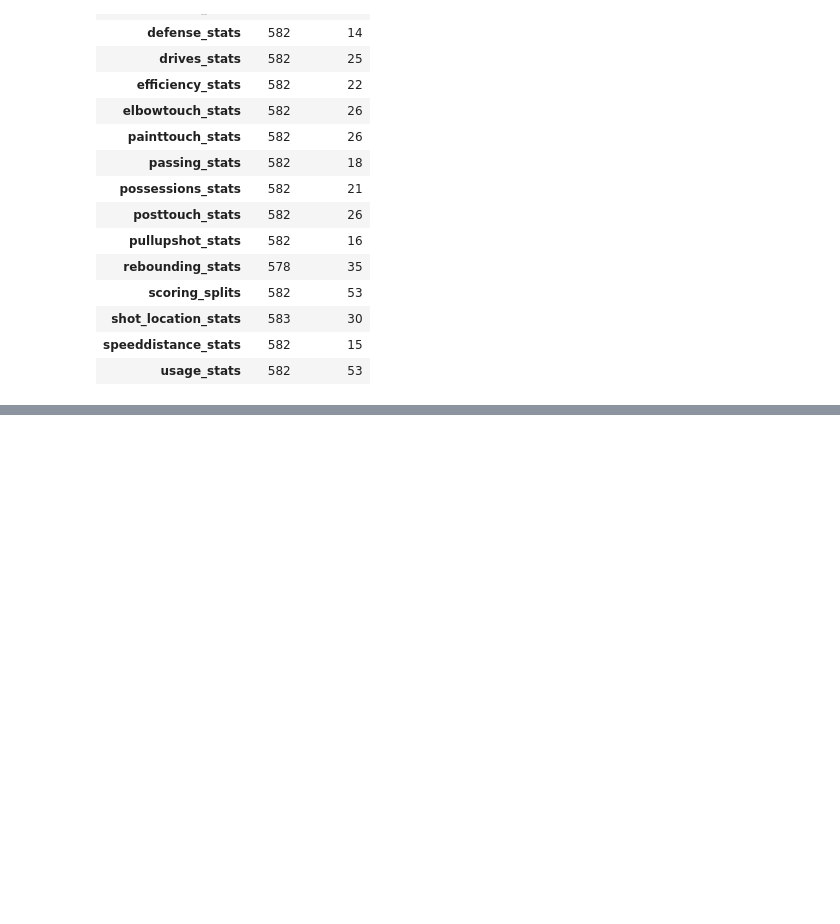
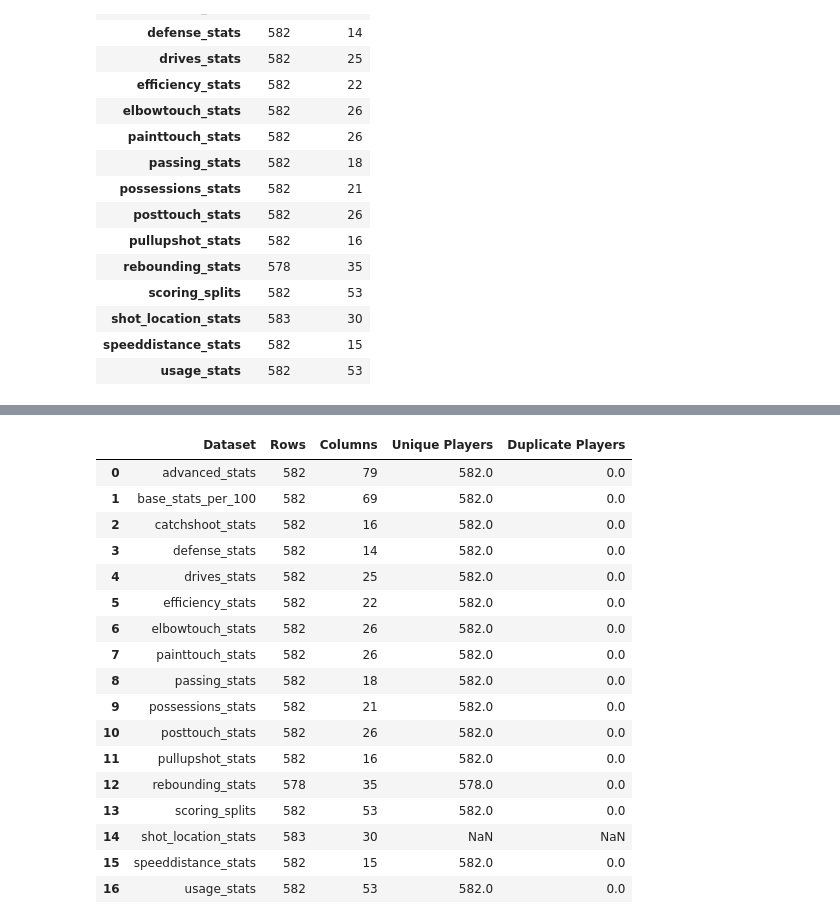
Before and after one commit to alex-abrego/nba-player-archetype-clustering, a Jupyter notebook: notebooks/01_data_collection.ipynb, the cells around one changed output, grey strips where cells are left out. Saved outputs shown, nothing was run; the diff lists cells and outputs as text; code cells hidden in the pictures; blank space fills up the shorter version.

```diff
--- a/notebooks/01_data_collection.ipynb
+++ b/notebooks/01_data_collection.ipynb
@@ -265,0 +286,31 @@ column_inventory_df
+# %%
+collection_summary = []
+for name, df in datasets.items():
+    collection_summary.append({
+        "Dataset": name,
+        "Rows": df.shape[0],
+        "Columns": df.shape[1],
+        "Unique Players": df['PLAYER_ID'].nunique() if 'PLAYER_ID' in df.columns else np.nan,
+        "Duplicate Players": df['PLAYER_ID'].duplicated().sum() if 'PLAYER_ID' in df.columns else np.nan
+    })
+collection_summary = pd.DataFrame(collection_summary)
+collection_summary
+# %% [output]
+|  | Dataset | Rows | Columns | Unique Players | Duplicate Players |
+| 0 | advanced_stats | 582 | 79 | 582.0 | 0.0 |
+| 1 | base_stats_per_100 | 582 | 69 | 582.0 | 0.0 |
+| 2 | catchshoot_stats | 582 | 16 | 582.0 | 0.0 |
+| 3 | defense_stats | 582 | 14 | 582.0 | 0.0 |
+| 4 | drives_stats | 582 | 25 | 582.0 | 0.0 |
+| 5 | efficiency_stats | 582 | 22 | 582.0 | 0.0 |
+| 6 | elbowtouch_stats | 582 | 26 | 582.0 | 0.0 |
+| 7 | painttouch_stats | 582 | 26 | 582.0 | 0.0 |
+| 8 | passing_stats | 582 | 18 | 582.0 | 0.0 |
+| 9 | possessions_stats | 582 | 21 | 582.0 | 0.0 |
+| 10 | posttouch_stats | 582 | 26 | 582.0 | 0.0 |
+| 11 | pullupshot_stats | 582 | 16 | 582.0 | 0.0 |
+| 12 | rebounding_stats | 578 | 35 | 578.0 | 0.0 |
+| 13 | scoring_splits | 582 | 53 | 582.0 | 0.0 |
+| 14 | shot_location_stats | 583 | 30 | NaN | NaN |
+| 15 | speeddistance_stats | 582 | 15 | 582.0 | 0.0 |
+| 16 | usage_stats | 582 | 53 | 582.0 | 0.0 |
```
Also changed, not shown: parts of 4 cells of this notebook.
